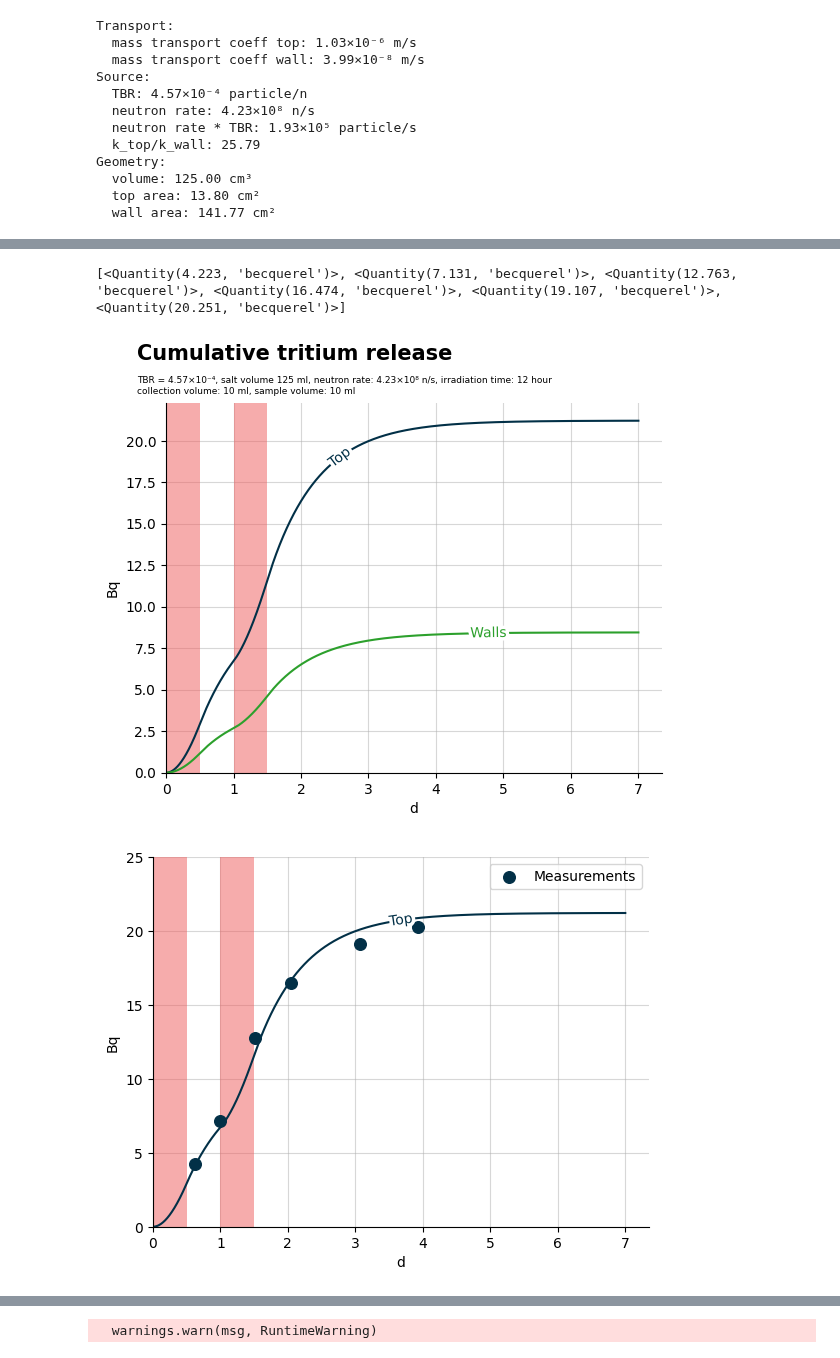
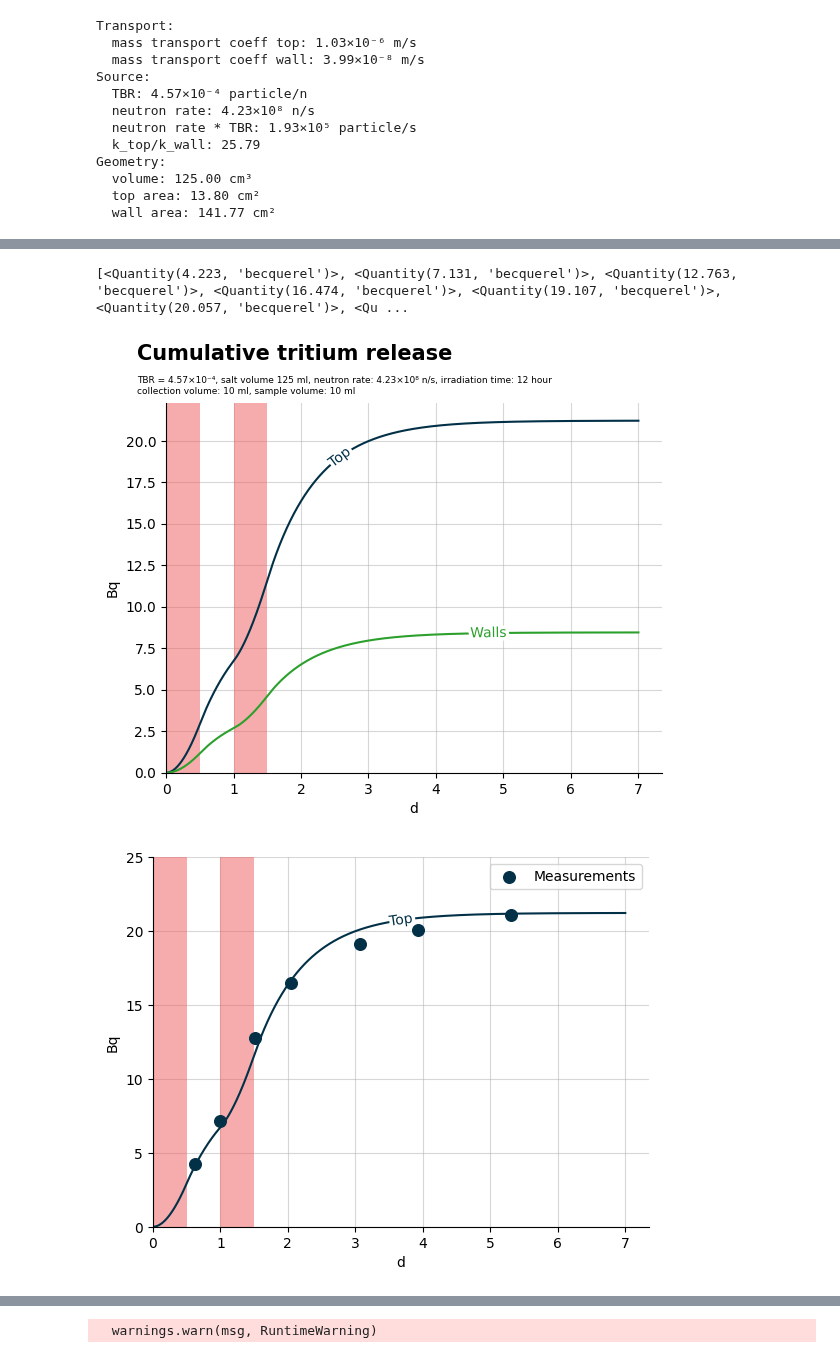
Before and after one commit to LIBRA-project/BABY-100-mL-runs, a Jupyter notebook: baby_run_6.ipynb, the cells around one changed output, grey strips where cells are left out. Cells and saved outputs as stored; diff of their text form; code cells hidden in the pictures.

Commit message:
added sample 7

```diff
--- a/baby_run_6.ipynb
+++ b/baby_run_6.ipynb
@@ -206,41 +206,40 @@ sample_2 = vial_621 + vial_622 + vial_623 + vial_624
 sample_3 = vial_631 + vial_632 + vial_633 + vial_634
 sample_4 = vial_641 + vial_642 + vial_643 + vial_644
 sample_5 = vial_651 + vial_652 + vial_653 + vial_654
 sample_6 = vial_661 + vial_662 + vial_663 + vial_664
-# sample_7 = vial_671 + vial_672 + vial_673 + vial_674
+sample_7 = vial_671 + vial_672 + vial_673 + vial_674
 
 cumulative_1 = sample_1
 cumulative_2 = sample_1 + sample_2
 cumulative_3 = sample_1 + sample_2 + sample_3
 cumulative_4 = sample_1 + sample_2 + sample_3 + sample_4
 cumulative_5 = sample_1 + sample_2 + sample_3 + sample_4 + sample_5
 cumulative_6 = (
     sample_1 + sample_2 + sample_3 + sample_4 + sample_5 + sample_6
 )
-# cumulative_7 = (
-#     sample_1 + sample_2 + sample_3 + sample_4 + sample_5 + sample_6 + sample_7
-# )
+cumulative_7 = (
+    sample_1 + sample_2 + sample_3 + sample_4 + sample_5 + sample_6 + sample_7
+)
 
-# cumulative_values = [cumulative_1, cumulative_2, cumulative_3, cumulative_4, cumulative_5, cumulative_6, cumulative_7]
-cumulative_values = [cumulative_1, cumulative_2, cumulative_3, cumulative_4, cumulative_5, cumulative_6]
+cumulative_values = [cumulative_1, cumulative_2, cumulative_3, cumulative_4, cumulative_5, cumulative_6, cumulative_7]
 print(cumulative_values)
 s = plt.scatter(
     replacement_times,
     cumulative_values,
     s=70,
     label="Measurements",
     color="#023047"
 )
 plt.legend(handles=[s])
 # plt.gcf().text(0.08, 0.97, "Cumulative tritium release", weight="bold", fontsize=15)
 plt.gca().set_axisbelow(True)
 plt.ylim(top=25 * ureg.Bq)
 plt.savefig("baby_run_6/cumulative_tritium_release.svg")
 plt.savefig("baby_run_6/cumulative_tritium_release.pdf")
 # %% [output]
-[<Quantity(4.223, 'becquerel')>, <Quantity(7.131, 'becquerel')>, <Quantity(12.763, 'becquerel')>, <Quantity(16.474, 'becquerel')>, <Quantity(19.107, 'becquerel')>, <Quantity(20.251, 'becquerel')>]
+[<Quantity(4.223, 'becquerel')>, <Quantity(7.131, 'becquerel')>, <Quantity(12.763, 'becquerel')>, <Quantity(16.474, 'becquerel')>, <Quantity(19.107, 'becquerel')>, <Quantity(20.057, 'becquerel')>, <Qu ...
 [figure]
-[figure, old version]
+[figure, new version]
 # %%
 plt.figure()
 
```
Also changed, not shown: parts of 8 cells of this notebook, 2 other files.
